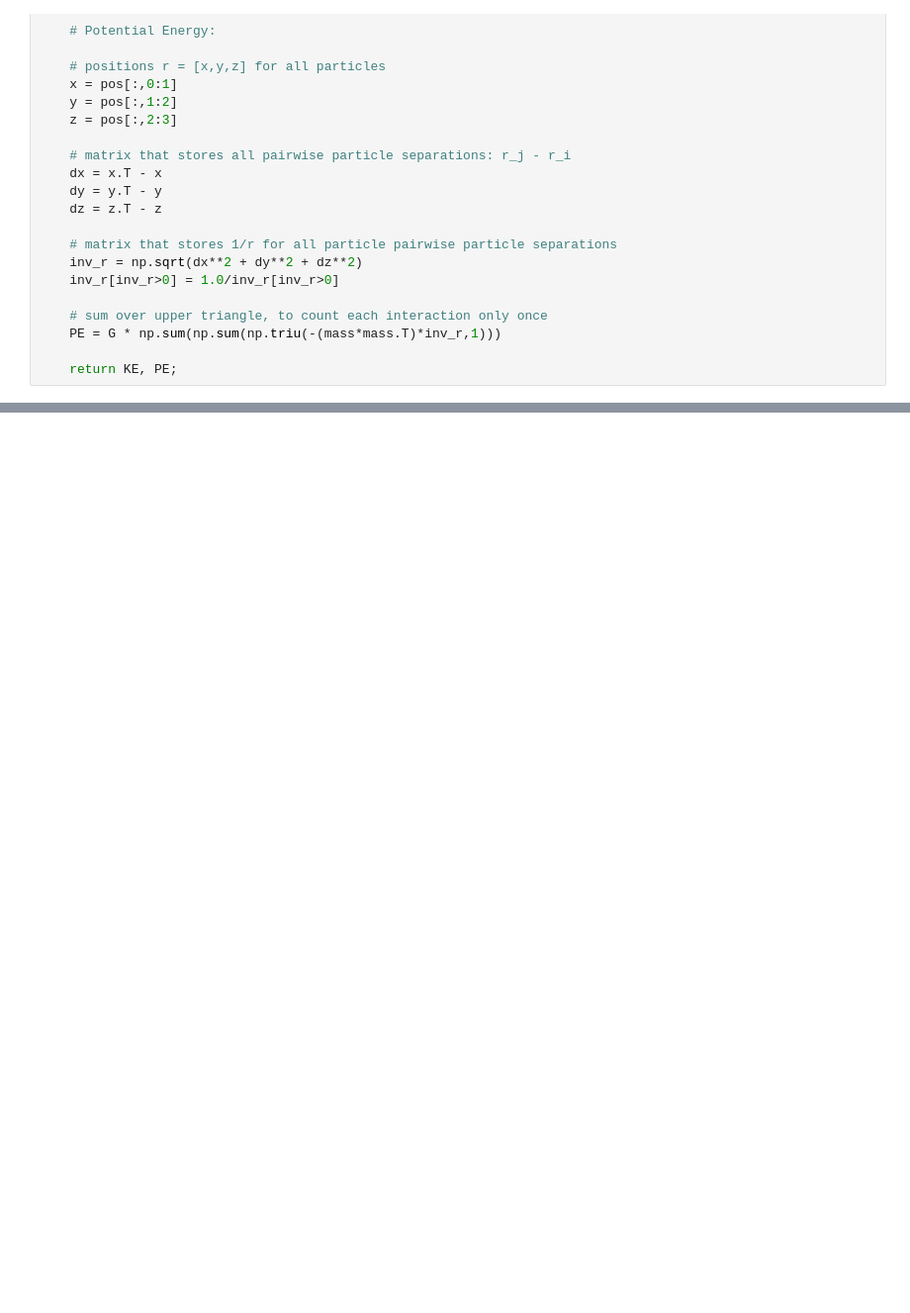
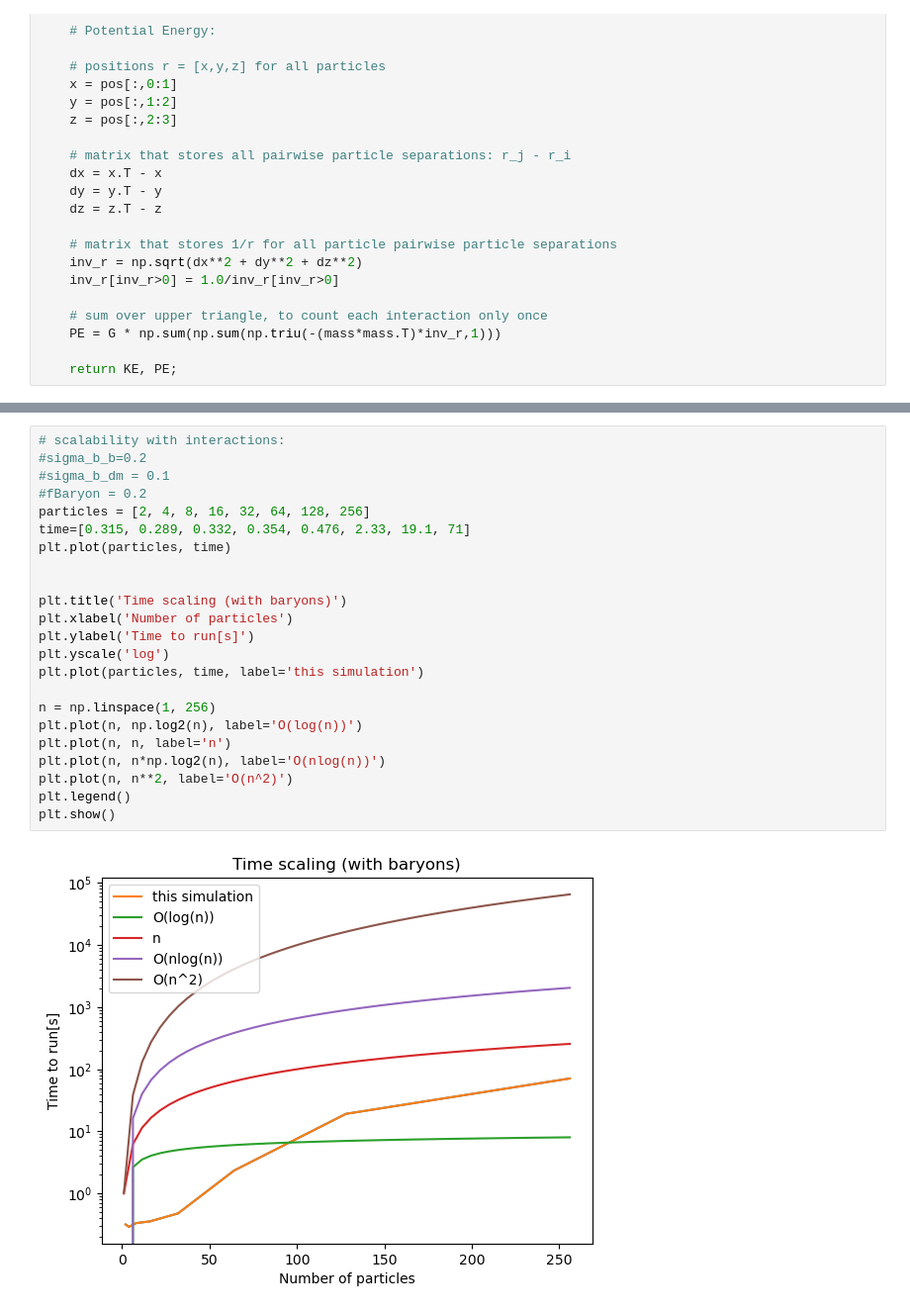
Before and after one commit to eleanorstuart/csci596, a Jupyter notebook: NBody Simulation.ipynb, the cells around one changed output, grey strips where cells are left out. Shown: that part at 99% size. Drawn from its saved outputs; the diff is of its cells as text; blank space fills up the shorter version.

```diff
--- a/NBody Simulation.ipynb
+++ b/NBody Simulation.ipynb
@@ -306,0 +297,25 @@ plt.show()
+# %%
+# scalability with interactions:
+#sigma_b_b=0.2
+#sigma_b_dm = 0.1
+#fBaryon = 0.2
+particles = [2, 4, 8, 16, 32, 64, 128, 256]
+time=[0.315, 0.289, 0.332, 0.354, 0.476, 2.33, 19.1, 71]
+plt.plot(particles, time)
+
+
+plt.title('Time scaling (with baryons)')
+plt.xlabel('Number of particles')
+plt.ylabel('Time to run[s]')
+plt.yscale('log')
+plt.plot(particles, time, label='this simulation')
+
+n = np.linspace(1, 256)
+plt.plot(n, np.log2(n), label='O(log(n))')
+plt.plot(n, n, label='n')
+plt.plot(n, n*np.log2(n), label='O(nlog(n))')
+plt.plot(n, n**2, label='O(n^2)')
+plt.legend()
+plt.show()
+# %% [output]
+[figure, added]
```
Also changed, not shown: parts of 5 cells of this notebook, 1 other file.
